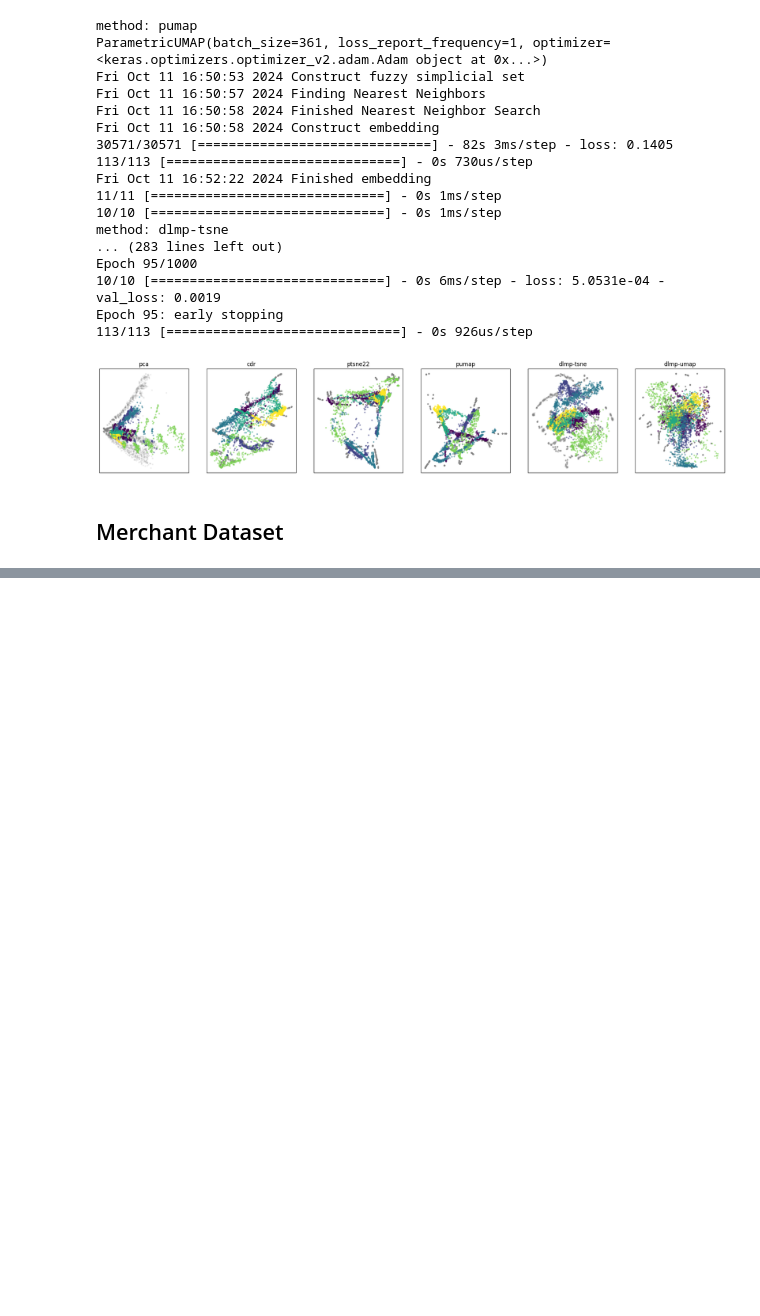
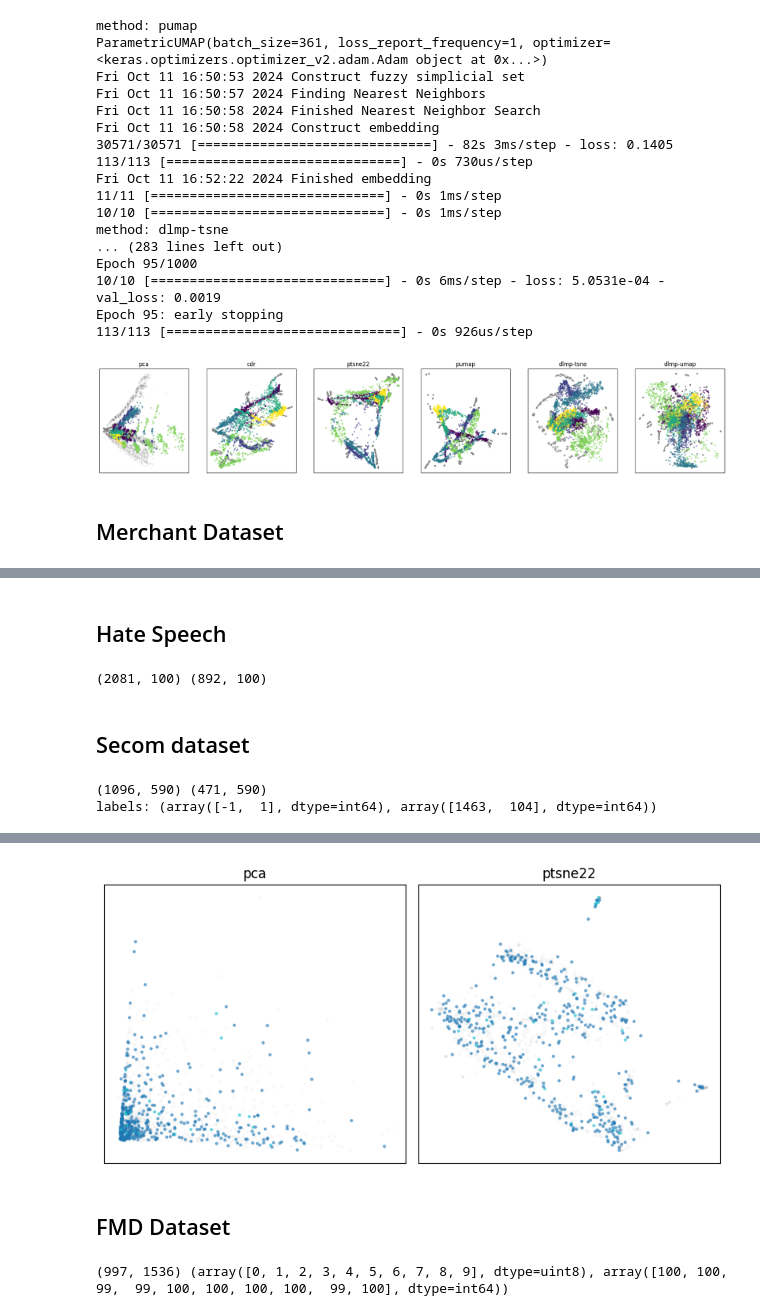
Before and after one commit to Kpure1000/OOS-DR-Benchmark, a Jupyter notebook: gen_truth.ipynb, the cells around one changed output, grey strips where cells are left out. Cells and saved outputs as stored; diff of their text form; code cells hidden in the pictures; blank space fills up the shorter version.

```diff
--- a/gen_truth.ipynb
+++ b/gen_truth.ipynb
@@ -1188,0 +1351,24 @@ for i, (ptrain, ptest) in enumerate(projects):
+# %% [markdown]
+## Hate Speech
+# %%
+from sklearn.feature_extraction.text import TfidfVectorizer
+from sklearn.model_selection import train_test_split
+import pandas as pd
+import numpy as np
+
+df = pd.read_csv('org_datasets/hatespeech/labeled_data.csv')
+
+y = np.array(df['class']).astype('uint8')
+
+tfidf = TfidfVectorizer(strip_accents='ascii', stop_words='english', max_features=100)
+X = np.array(tfidf.fit_transform(list(df['tweet'])).todense())
+
+X_train, _, y_train, _ = train_test_split(X, y, train_size=0.12, random_state=1, stratify=y)
+X = X_train
+y = y_train
+
+X_train, X_test, y_train, y_test = train_test_split(X_train, y_train, train_size=0.7, random_state=0, stratify=y_train)
+
+print(X_train.shape, X_test.shape)
+# %% [output]
+(2081, 100) (892, 100)
@@ -1188,0 +1379,41 @@ for i, (ptrain, ptest) in enumerate(projects):
+# %% [markdown]
+## Secom dataset
+# %%
+import pandas as pd
+import numpy as np
+from utils import save_dataset
+from sklearn.model_selection import train_test_split
+
+df = pd.read_csv('org_datasets/secom/secom.data', sep=' ', header=None)
+labels = pd.read_csv('org_datasets/secom/secom_labels.data', sep=' ', header=None)
+
+y = np.array(labels[0])
+X = np.array(df)
+X[np.isnan(X)] = 0.0
+
+X_train, X_test, y_train, y_test = train_test_split(X, y, train_size=0.7, random_state=0, stratify=y)
+
+print(X_train.shape, X_test.shape)
+print('labels:', np.unique(y, return_counts=True))
+
+# save_dataset(f'datasets/truth/secom_{X.shape[0]}.h5', X_train, X_test, y_train, y_test)
+# %% [output]
+(1096, 590) (471, 590)
+labels: (array([-1,  1], dtype=int64), array([1463,  104], dtype=int64))
+# %%
+from methods.methods import Methods
+from utils import plot_projection
+
+methods_name=['pca', 'ptsne22']
+
+methods = Methods(gpu_accel=True)
+projects=[]
+for method in methods_name:
+    m = methods.get(method)
+    m.fit(X_train)
+    ptrain = m.transform(X_train)
+    ptest = m.transform_oos(X_test)
+    projects.append((ptrain, ptest))
+
+plot_projection(projects=projects, titles=methods_name, y_train=y_train, y_test=y_test, save_path='imgs/secom.jpg')
+# %% [output]
@@ -1188,0 +1421,15 @@ for i, (ptrain, ptest) in enumerate(projects):
+[figure, added]
+# %% [markdown]
+## FMD Dataset
+# %%
+from utils import *
+import h5py as h5
+import numpy as np
+
+with h5.File('org_datasets/fmd/fmd.h5','r') as f:
+    X=f["X"][:]
+    y=f["y"][:]
+
+    print(X.shape, np.unique(y, return_counts=True))
+# %% [output]
+(997, 1536) (array([0, 1, 2, 3, 4, 5, 6, 7, 8, 9], dtype=uint8), array([100, 100,  99,  99, 100, 100, 100, 100,  99, 100], dtype=int64))
```
Also changed, not shown: parts of 34 cells of this notebook, 2 other files.
